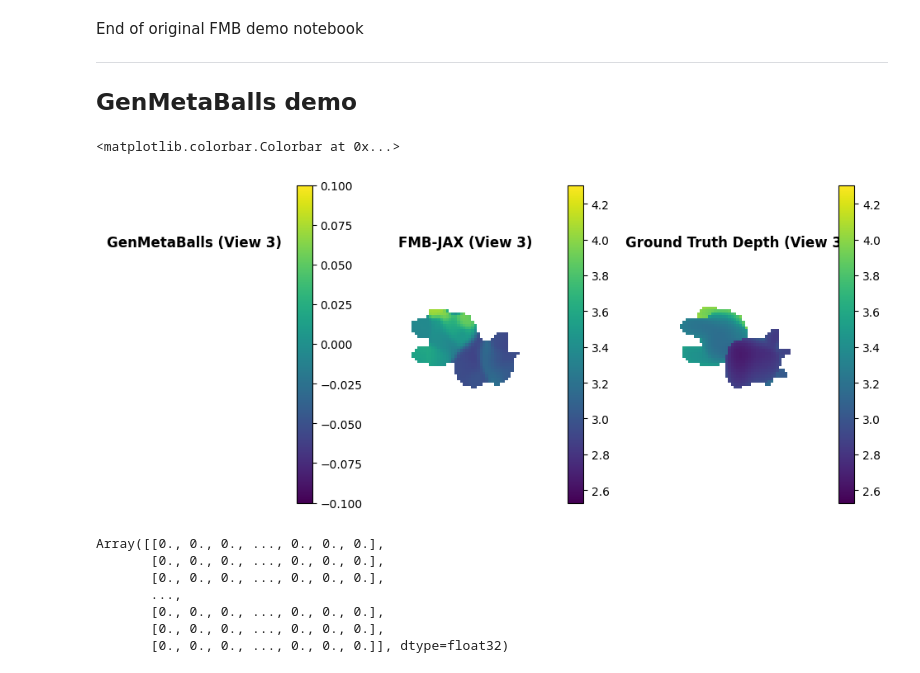
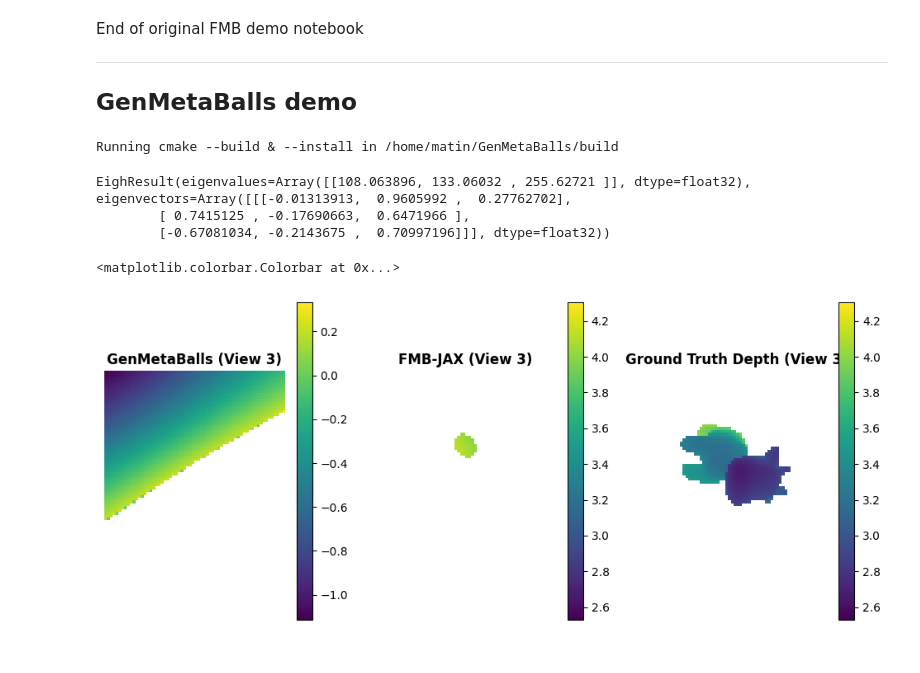
Before and after one commit to probcomp/GenMetaBalls, a Jupyter notebook: notebooks/fuzzy_metaballs_demo.ipynb, the cells around one changed output. Saved outputs shown, nothing was run; the diff lists cells and outputs as text; code cells hidden in the pictures.

```diff
--- a/notebooks/fuzzy_metaballs_demo.ipynb
+++ b/notebooks/fuzzy_metaballs_demo.ipynb
@@ -461,9 +461,14 @@ Epoch  5/10 | Loss: 0.0426 | Time:  395.2 ms
 ## Render Final Results
 # %%
 # Get final parameters
-final_mean, final_prec, final_weight_log = opt_params(opt_state)
-final_mean /= shape_scale_mul
-final_prec *= shape_scale_mul
+final_means, final_precs, final_weight_logs = opt_params(opt_state)
+final_means /= shape_scale_mul
+final_precs *= shape_scale_mul
+
+_i, _n = 0, 1
+final_means = final_means[_i:_i+_n]
+final_precs = final_precs[_i:_i+_n]
+final_weight_logs = final_weight_logs[_i:_i+_n]
 
 # Render final results
 alpha_results_final = []
@@ -471,7 +476,7 @@ alpha_results_depth = []
 
 for camera_rays in cameras_list:
     est_depth, est_alpha, est_norms, est_w = render_jit(
-        final_mean, final_prec, final_weight_log, camera_rays, beta2 / shape_scale, beta3
+        final_means, final_precs, final_weight_logs, camera_rays, beta2 / shape_scale, beta3
     )
     alpha_results_final.append(est_alpha.reshape(image_size))
 
@@ -581,58 +586,57 @@ Pose, Vec3D, Rotation = geometry.Pose, geometry.Vec3D, geometry.Rotation
 # ball = FMB(pose, *stds)
 
 fmbs = []
-for i in range(NUM_MIXTURE):
-    # prec = jnp.triu(final_prec[i])
-    prec = final_prec[i] @ final_prec[i].T
+for (final_mean, final_prec) in zip(final_means, final_precs):
+    prec = final_prec @ final_prec.T
     stds, quat = cov_to_isostds_and_quaternion(jnp.linalg.inv(prec))
-    pose = Pose.from_components(Rotation.from_quat(*quat), Vec3D(*final_mean[i]))
+    pose = Pose.from_components(Rotation.from_quat(*quat), Vec3D(*final_mean))
     fmbs.append(FMB(pose, *stds))
 
-scene = make_fmb_scene_from_values(fmbs, list(final_weight_log), device="gpu")
-
-
-confidence = ZeroParameterConfidence()
-blender = ThreeParameterBlender(beta1=beta3, beta2=beta2, eta=shape_scale)
+scene = make_fmb_scene_from_values(fmbs, list(final_weight_logs), device="gpu")
 
 camera_num = 3
-camera = Intrinsics(fx=focal_length, fy=focal_length, cx=cx, cy=cy, width=width, height=height)
-pose = geometry.Pose.from_components(
-    rot=geometry.Rotation.from_quat(*rand_quats[camera_num]),
-    tran=geometry.Vec3D(*trans[camera_num]),
+intr = Intrinsics(fx=focal_length, fy=focal_length, cx=cx, cy=cy, width=width, height=height)
+extr = Pose.from_components(
+    rot=Rotation.from_quat(*rand_quats[camera_num]).inv(),
+    tran=Vec3D(*trans[camera_num]),
 )
-image = render_fmbs(scene, blender, confidence, camera, pose)
+image = render_fmbs(
+    scene,
+    blender=ThreeParameterBlender(beta1=beta3, beta2=beta2, eta=shape_scale),
+    confidence=ZeroParameterConfidence(),
+    intr=intr,
+    extr=extr,
+)
 img_view = image.as_view()
 
 depth_image = img_view.depth.as_jax()
 confidence = img_view.confidence.as_jax()
+# %% [output]
+Running cmake --build & --install in /home/matin/GenMetaBalls/build
+# %%
+jax.vmap(lambda a: jnp.linalg.eigh(a @ a.T))(final_precs)
+# %% [output]
+EighResult(eigenvalues=Array([[108.063896, 133.06032 , 255.62721 ]], dtype=float32), eigenvectors=Array([[[-0.01313913,  0.9605992 ,  0.27762702],
+        [ 0.7415125 , -0.17690663,  0.6471966 ],
+        [-0.67081034, -0.2143675 ,  0.70997196]]], dtype=float32))
 # %%
 fig, (ax0, ax1, ax2) = plt.subplots(1, 3, figsize=(12, 5))
 
-depth_image = jnp.where(confidence < 0.5, jnp.nan, depth_image)
+#depth_image = jnp.where(confidence < 0.5, jnp.nan, depth_image)
 im0 = ax0.imshow(depth_image)
 ax0.set_title("GenMetaBalls (View 3)", fontsize=12, fontweight="bold")
 ax0.axis("off")
 plt.colorbar(im0, ax=ax0)
 
 im1 = ax1.imshow(alpha_results_depth[3], vmin=vmin, vmax=vmax, cmap="viridis")
 ax1.set_title("FMB-JAX (View 3)", fontsize=12, fontweight="bold")
 ax1.axis("off")
 plt.colorbar(im1, ax=ax1)
 
 im2 = ax2.imshow(ref_depths[3], vmin=vmin, vmax=vmax, cmap="viridis")
 ax2.set_title("Ground Truth Depth (View 3)", fontsize=12, fontweight="bold")
 ax2.axis("off")
 plt.colorbar(im2, ax=ax2)
 # %% [output]
 <matplotlib.colorbar.Colorbar at 0x...>
-[figure, old version]
+[figure, new version]
-# %%
-confidence
-# %% [output]
-Array([[0., 0., 0., ..., 0., 0., 0.],
-       [0., 0., 0., ..., 0., 0., 0.],
-       [0., 0., 0., ..., 0., 0., 0.],
-       ...,
-       [0., 0., 0., ..., 0., 0., 0.],
-       [0., 0., 0., ..., 0., 0., 0.],
-       [0., 0., 0., ..., 0., 0., 0.]], dtype=float32)
```
Also changed, not shown: parts of 6 cells of this notebook.
